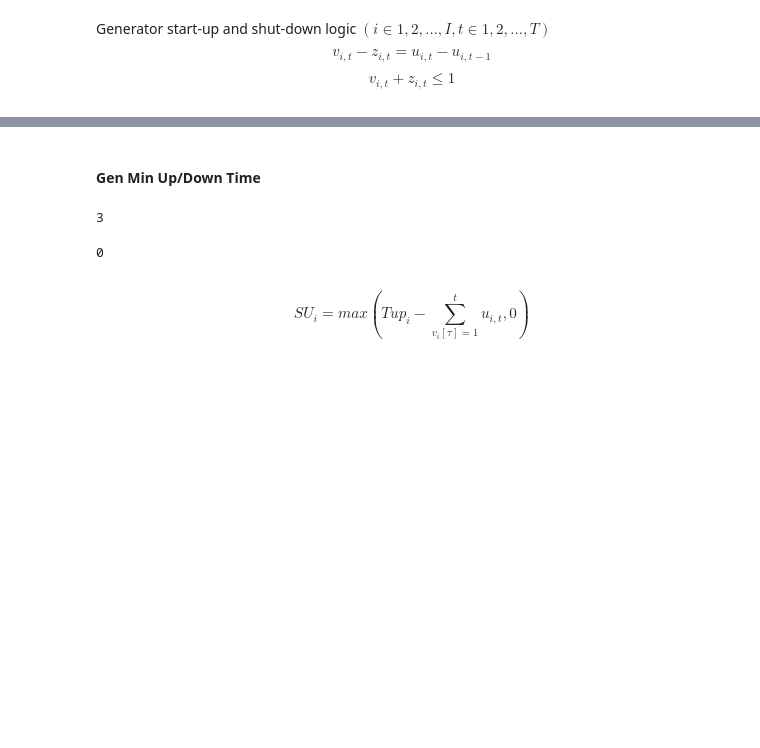
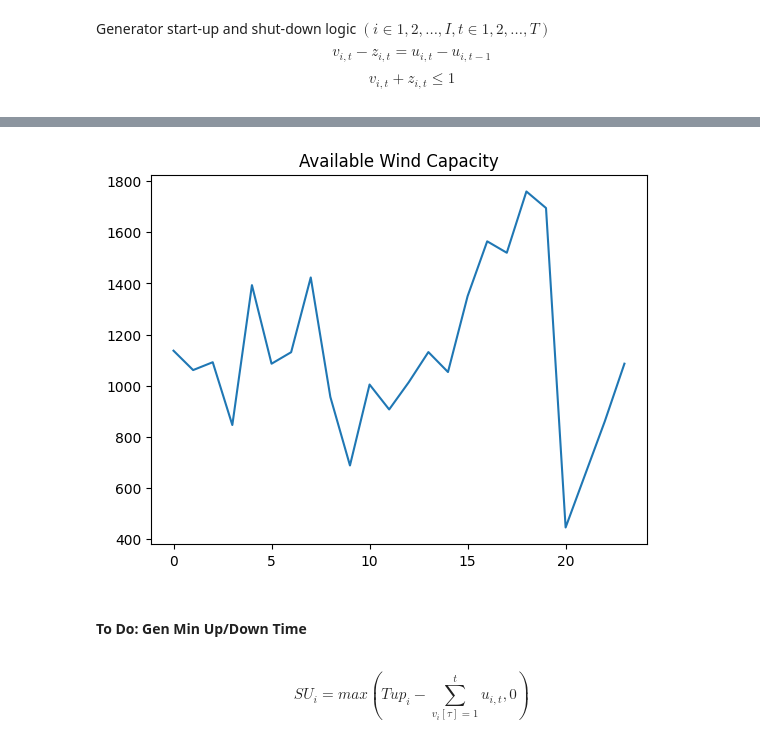
Before and after one commit to juliasimpson97/energy-syst-final, a Jupyter notebook: final-project.ipynb, the cells around one changed output, grey strips where cells are left out. Cells and saved outputs as stored; diff of their text form; code cells hidden in the pictures; blank space fills up the shorter version.

```diff
--- a/final-project.ipynb
+++ b/final-project.ipynb
@@ -209,0 +291,7 @@ for t in range(T): # go through each period
+# %%
+# Plot Wind Capacity
+plt.plot(alpha[:T]*W)
+plt.title('Available Wind Capacity')
+plt.show()
+# %% [output]
+[figure, added]
@@ -210,2 +300,2 @@ for t in range(T): # go through each period
 # %% [markdown]
-#### Gen Min Up/Down Time
+#### To Do: Gen Min Up/Down Time
@@ -218,13 +302 @@ Tups = 2
-# %%
-turnon_time = np.where(v)[0][-1] # find the index of when the generator turned on
-turnon_time
-# %% [output]
-3
-# %%
-# then need the generator to stay on for two more hours tomorrow
-# expect SU = 2
-SU = max(Tups - sum(u[turnon_time:]),0)
-SU
-# %% [output]
-0
 # %%
```
Also changed, not shown: parts of 37 cells of this notebook.
